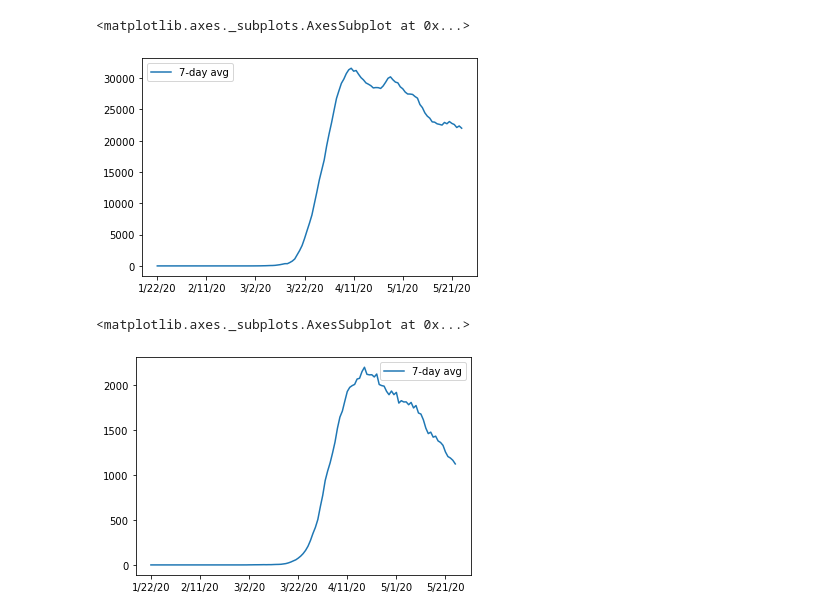
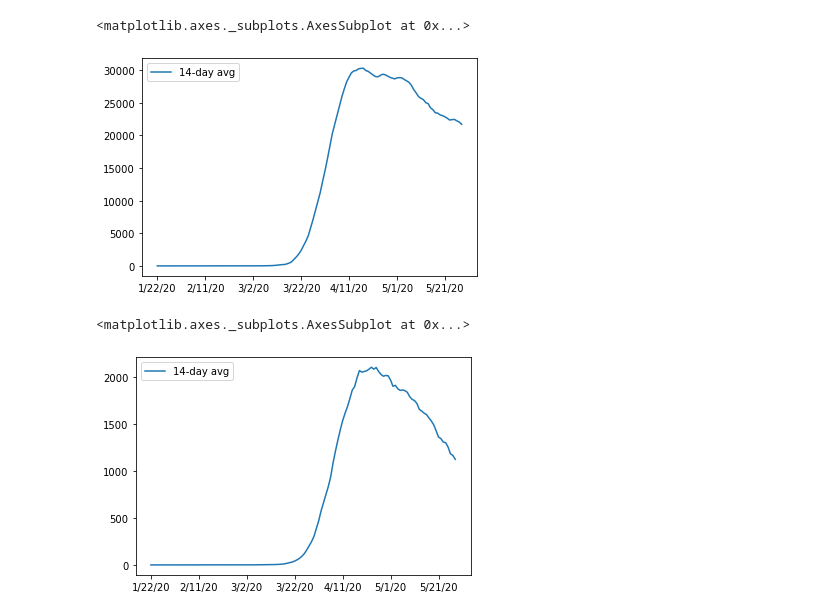
Before and after one commit to jmocay/Notebooks, a Jupyter notebook: covid19_cases_trends.ipynb, the cells around one changed output. Drawn from its saved outputs; the diff is of its cells as text; code cells hidden in the pictures.

```diff
--- a/covid19_cases_trends.ipynb
+++ b/covid19_cases_trends.ipynb
@@ -261,15 +321,15 @@ def us_new_cases_7day_moving_avg():
 # %%
-us_new_cases_7day_moving_avg().plot()
+us_new_cases_14day_moving_avg().plot()
 # %% [output]
 <matplotlib.axes._subplots.AxesSubplot at 0x...>
-[figure, old version]
+[figure, new version]
 # %%
-def us_new_deaths_7day_moving_avg():
+def us_new_deaths_14day_moving_avg():
     df = pd.read_csv('csse_covid_19_data/csse_covid_19_time_series/time_series_covid19_deaths_US.csv')
-    df = df.drop(['UID', 'iso2', 'iso3', 'code3', 'FIPS', 'Admin2', 'Province_State', 'Country_Region', 'Lat', 'Long_', 'Combined_Key', 'Population'], axis=1).sum().diff().fillna(value=0).rolling(7, min_periods=1).mean()
-    return pd.DataFrame({'7-day avg': df})
+    df = df.drop(['UID', 'iso2', 'iso3', 'code3', 'FIPS', 'Admin2', 'Province_State', 'Country_Region', 'Lat', 'Long_', 'Combined_Key', 'Population'], axis=1).sum().diff().fillna(value=0).rolling(14, min_periods=1).mean()
+    return pd.DataFrame({'14-day avg': df})
 # %%
-us_new_deaths_7day_moving_avg().plot()
+us_new_deaths_14day_moving_avg().plot()
 # %% [output]
 <matplotlib.axes._subplots.AxesSubplot at 0x...>
-[figure, old version]
+[figure, new version]
```
Also changed, not shown: parts of 33 cells of this notebook.
